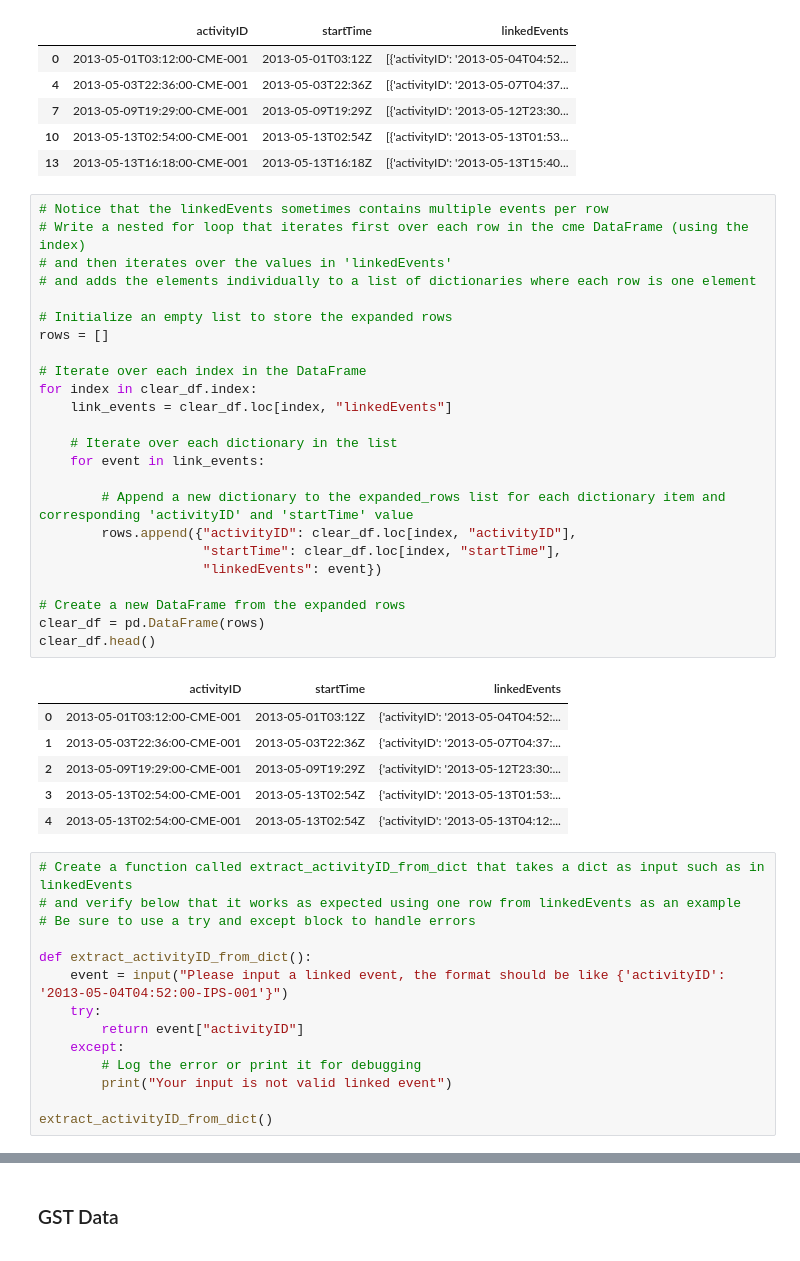
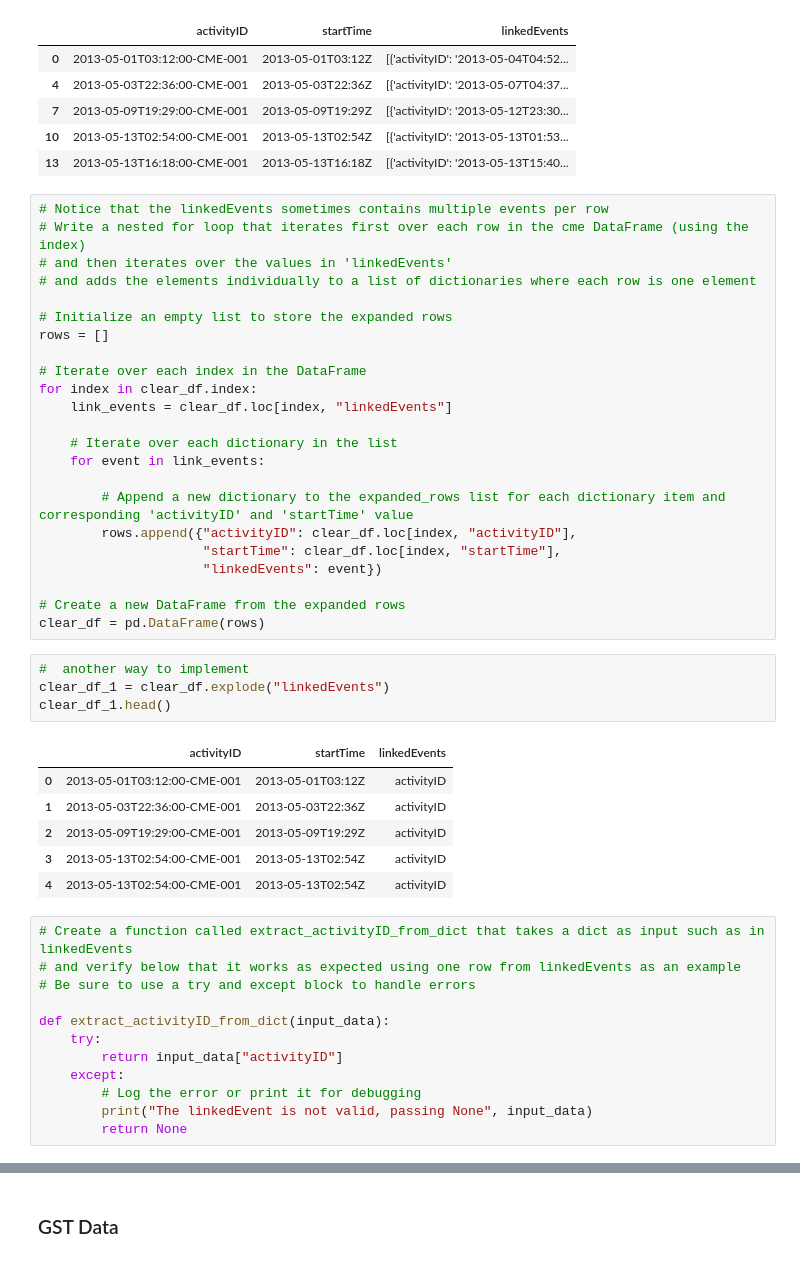
Before and after one commit to charm493/data-sourcing-challenge, a Jupyter notebook: Starter_Code/retrieve_data.ipynb, the cells around one changed output, grey strips where cells are left out. Drawn from its saved outputs; the diff is of its cells as text.

Commit message:
cme data frame

```diff
--- a/Starter_Code/retrieve_data.ipynb
+++ b/Starter_Code/retrieve_data.ipynb
@@ -108,28 +108,29 @@ for index in clear_df.index:
 
 # Create a new DataFrame from the expanded rows
 clear_df = pd.DataFrame(rows)
-clear_df.head()
-# %% [output]
-|  | activityID | startTime | linkedEvents |
-| 0 | 2013-05-01T03:12:00-CME-001 | 2013-05-01T03:12Z | {'activityID': '2013-05-04T04:52:... |
-| 1 | 2013-05-03T22:36:00-CME-001 | 2013-05-03T22:36Z | {'activityID': '2013-05-07T04:37:... |
-| 2 | 2013-05-09T19:29:00-CME-001 | 2013-05-09T19:29Z | {'activityID': '2013-05-12T23:30:... |
-| 3 | 2013-05-13T02:54:00-CME-001 | 2013-05-13T02:54Z | {'activityID': '2013-05-13T01:53:... |
-| 4 | 2013-05-13T02:54:00-CME-001 | 2013-05-13T02:54Z | {'activityID': '2013-05-13T04:12:... |
+# %%
+#  another way to implement
+clear_df_1 = clear_df.explode("linkedEvents")
+clear_df_1.head()
+# %% [output]
+|  | activityID | startTime | linkedEvents |
+| 0 | 2013-05-01T03:12:00-CME-001 | 2013-05-01T03:12Z | activityID |
+| 1 | 2013-05-03T22:36:00-CME-001 | 2013-05-03T22:36Z | activityID |
+| 2 | 2013-05-09T19:29:00-CME-001 | 2013-05-09T19:29Z | activityID |
+| 3 | 2013-05-13T02:54:00-CME-001 | 2013-05-13T02:54Z | activityID |
+| 4 | 2013-05-13T02:54:00-CME-001 | 2013-05-13T02:54Z | activityID |
 # %%
 # Create a function called extract_activityID_from_dict that takes a dict as input such as in linkedEvents
 # and verify below that it works as expected using one row from linkedEvents as an example
 # Be sure to use a try and except block to handle errors
 
-def extract_activityID_from_dict():
-    event = input("Please input a linked event, the format should be like {'activityID': '2013-05-04T04:52:00-IPS-001'}")
+def extract_activityID_from_dict(input_data):
     try:
-        return event["activityID"]
+        return input_data["activityID"]
     except:
         # Log the error or print it for debugging
-        print("Your input is not valid linked event")
-
-extract_activityID_from_dict()
+        print("The linkedEvent is not valid, passing None", input_data)
+        return None
 # %%
 # Apply this function to each row in the 'linkedEvents' column (you can use apply() and a lambda function)
 # and create a new column called 'GST_ActivityID' using loc indexer:
```
Also changed, not shown: parts of 5 cells of this notebook.
